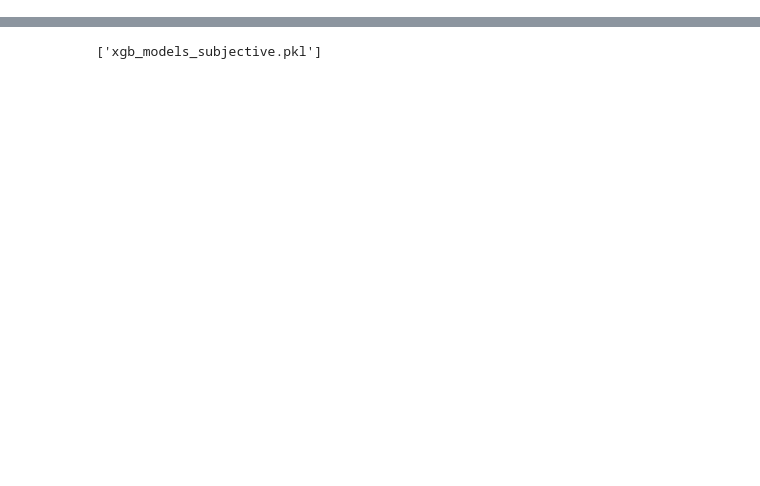
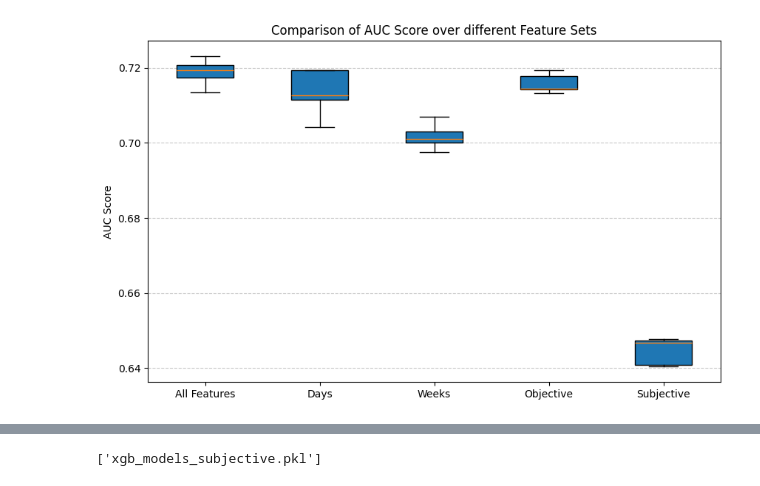
Before and after one commit to pascalghanimi/Injury-Prediction-in-Runners, a Jupyter notebook: XGBoost.ipynb, the cells around one changed output, grey strips where cells are left out. Cells and saved outputs as stored; diff of their text form; code cells hidden in the pictures; blank space fills up the shorter version.

```diff
--- a/XGBoost.ipynb
+++ b/XGBoost.ipynb
@@ -249,0 +576,80 @@ plt.show()
+# %%
+import matplotlib.pyplot as plt
+import numpy as np
+from sklearn.metrics import roc_curve, auc
+
+feature_set_names = ["All Features", "Days", "Weeks", "Objective", "Subjective"]
+
+# Get all metrics
+metrics = {
+    "AUC Score": [all_auc_scores, auc_scores_days, auc_scores_weeks, auc_scores_objective, auc_scores_subjective],
+    "Sensitivity": [all_sensitivity, sensitivity_days, sensitivity_weeks, sensitivity_objective, sensitivity_subjective],
+    "Specificity": [all_specificity, specificity_days, specificity_weeks, specificity_objective, specificity_subjective],
+    "Precision": [all_precision, precision_days, precision_weeks, precision_objective, precision_subjective],
+    "F1 Score": [all_f1, f1_days, f1_weeks, f1_objective, f1_subjective],
+}
+
+# Plots
+for metric_name, metric_data in metrics.items():
+    plt.figure(figsize=(10, 6))
+    plt.boxplot(metric_data, labels=feature_set_names, patch_artist=True)
+    plt.ylabel(metric_name)
+    plt.title(f"Comparison of {metric_name} over different Feature Sets")
+    plt.grid(axis="y", linestyle="--", alpha=0.7)
+    plt.show()
+
+    mean_values = {name: np.mean(values) for name, values in zip(feature_set_names, metric_data)}
+
+    plt.figure(figsize=(10, 6))
+    plt.bar(mean_values.keys(), mean_values.values(),
+            color=["blue", "green", "orange", "red", "purple"], alpha=0.7)
+    plt.ylabel(f"Mean {metric_name}")
+    plt.title(f"Mean {metric_name} for different Feature Sets")
+    plt.ylim(min(mean_values.values()) - 0.01, max(mean_values.values()) + 0.01)
+    plt.grid(axis="y", linestyle="--", alpha=0.7)
+
+    for i, v in enumerate(mean_values.values()):
+        plt.text(i, v + 0.002, f"{v:.4f}", ha="center", fontsize=10, fontweight="bold")
+
+    plt.show()
+
+# Average ROC Curves over 5 runs
+from sklearn.metrics import roc_curve, auc
+
+roc_data = {
+    "All Features": (all_y_true, all_y_pred),
+    "Days": (y_true_days, y_pred_days),
+    "Weeks": (y_true_weeks, y_pred_weeks),
+    "Objective": (y_true_objective, y_pred_objective),
+    "Subjective": (y_true_subjective, y_pred_subjective),
+}
+
+for name, (all_true, all_pred) in roc_data.items():
+    tpr_list = []
+    auc_list = []
+    mean_fpr = np.linspace(0, 1, 100)
+
+    for y_true, y_score in zip(all_true, all_pred):
+        fpr, tpr, _ = roc_curve(y_true, y_score)
+        interp_tpr = np.interp(mean_fpr, fpr, tpr)
+        interp_tpr[0] = 0.0
+        tpr_list.append(interp_tpr)
+        auc_list.append(auc(fpr, tpr))
+
+    mean_tpr = np.mean(tpr_list, axis=0)
+    mean_tpr[-1] = 1.0
+    mean_auc = np.mean(auc_list)
+    std_auc = np.std(auc_list)
+
+    plt.figure(figsize=(8, 6))
+    plt.plot(mean_fpr, mean_tpr, color='blue', label=f"{name} (AUC = {mean_auc:.4f} ± {std_auc:.4f})")
+    plt.plot([0, 1], [0, 1], 'k--', label='Random Classifier')
+    plt.xlabel("False Positive Rate")
+    plt.ylabel("True Positive Rate (Sensitivity)")
+    plt.title(f"Average ROC Curve of {name} (n={amount_of_trainings})")
+    plt.legend(loc="lower right")
+    plt.grid(True)
+    plt.tight_layout()
+    plt.show()
+# %% [output]
+[figure, added]
```
Also changed, not shown: parts of 17 cells of this notebook.
